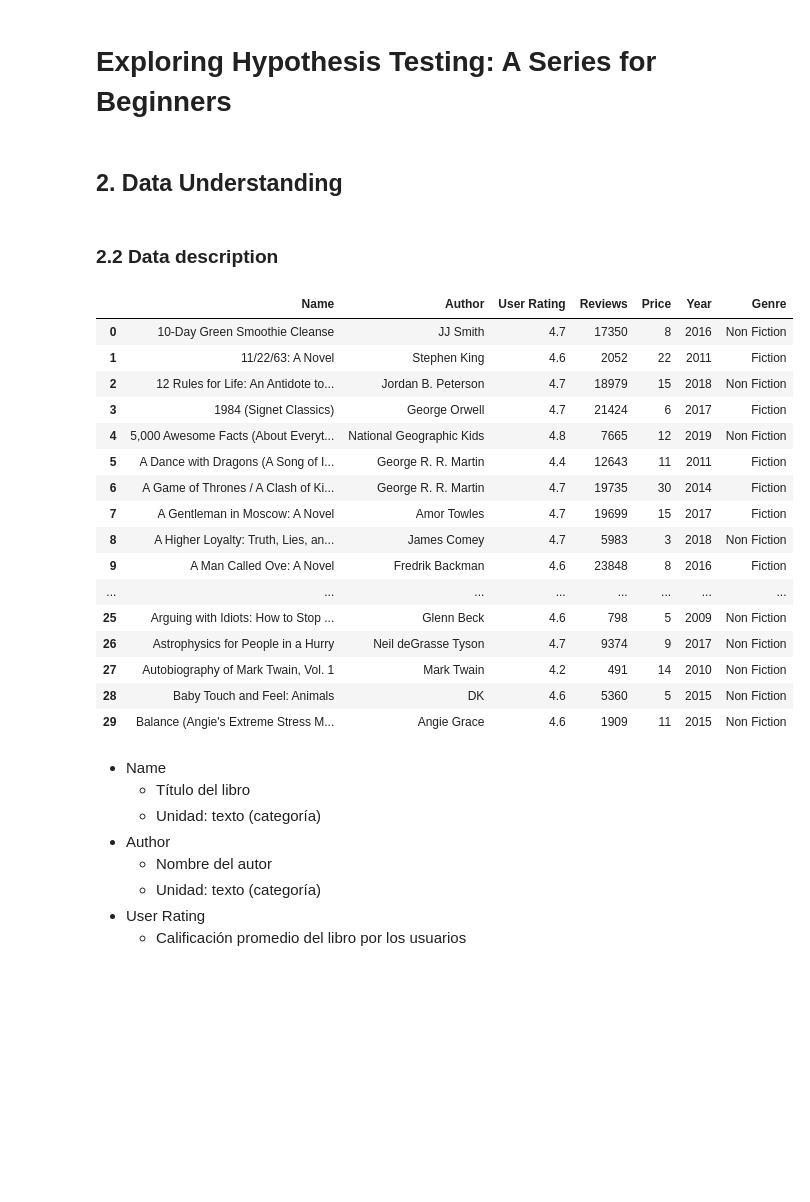
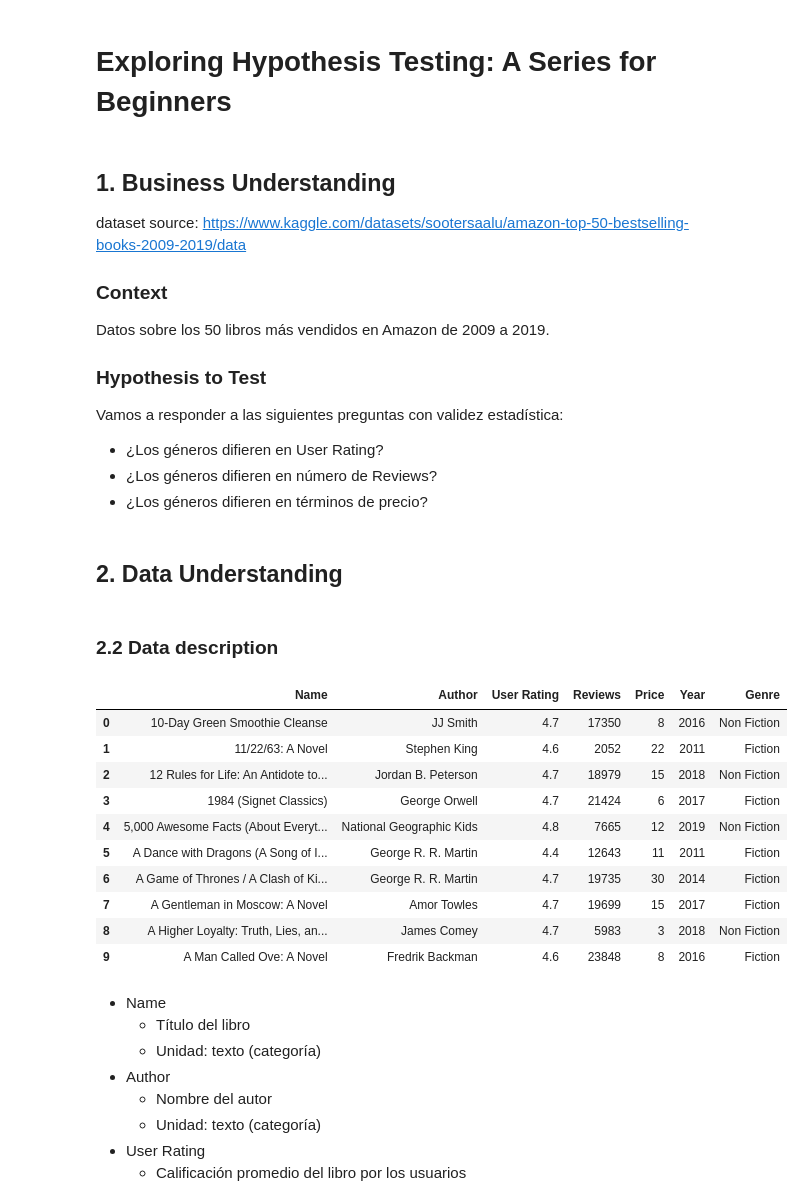
Before and after one commit to micaelgg/micaelgg.github.io, a Jupyter notebook: posts/2023-10-16-bestsellers_hypothesis_testing/bestsellers_with_categories_hypothesis_testing.ipynb, the cells around one changed output. Cells and saved outputs as stored; diff of their text form; code cells hidden in the pictures; blank space fills up the shorter version.

```diff
--- a/posts/2023-10-16-bestsellers_hypothesis_testing/bestsellers_with_categories_hypothesis_testing.ipynb
+++ b/posts/2023-10-16-bestsellers_hypothesis_testing/bestsellers_with_categories_hypothesis_testing.ipynb
@@ -10,6 +10,23 @@ categories:
 ---
 # %% [markdown]
 # Exploring Hypothesis Testing: A Series for Beginners
+# %% [markdown]
+## 1. Business Understanding
+
+dataset source: https://www.kaggle.com/datasets/sootersaalu/amazon-top-50-bestselling-books-2009-2019/data
+
+### Context
+Datos sobre los 50 libros más vendidos en Amazon de 2009 a 2019.
+
+### Hypothesis to Test
+
+Vamos a responder a las siguientes preguntas con validez estadística:
+
+- ¿Los géneros difieren en User Rating?
+- ¿Los géneros difieren en número de Reviews?
+- ¿Los géneros difieren en términos de precio?
+# %% [markdown]
+## 2. Data Understanding
 # %%
 # Import libraries
 import numpy as np
@@ -17,31 +34,23 @@ import pandas as pd
 import matplotlib.pyplot as plt
 import seaborn as sns
 from scipy import stats
-# %% [markdown]
-## 2. Data Understanding
 # %% [markdown]
 ### 2.2 Data description
 # %%
 df = pd.read_csv("bestsellers with categories.csv")
-df.head(30)
+df.head(10)
 # %% [output]
 |  | Name | Author | User Rating | Reviews | Price | Year | Genre |
 | 0 | 10-Day Green Smoothie Cleanse | JJ Smith | 4.7 | 17350 | 8 | 2016 | Non Fiction |
 | 1 | 11/22/63: A Novel | Stephen King | 4.6 | 2052 | 22 | 2011 | Fiction |
 | 2 | 12 Rules for Life: An Antidote to... | Jordan B. Peterson | 4.7 | 18979 | 15 | 2018 | Non Fiction |
 | 3 | 1984 (Signet Classics) | George Orwell | 4.7 | 21424 | 6 | 2017 | Fiction |
 | 4 | 5,000 Awesome Facts (About Everyt... | National Geographic Kids | 4.8 | 7665 | 12 | 2019 | Non Fiction |
 | 5 | A Dance with Dragons (A Song of I... | George R. R. Martin | 4.4 | 12643 | 11 | 2011 | Fiction |
 | 6 | A Game of Thrones / A Clash of Ki... | George R. R. Martin | 4.7 | 19735 | 30 | 2014 | Fiction |
 | 7 | A Gentleman in Moscow: A Novel | Amor Towles | 4.7 | 19699 | 15 | 2017 | Fiction |
 | 8 | A Higher Loyalty: Truth, Lies, an... | James Comey | 4.7 | 5983 | 3 | 2018 | Non Fiction |
 | 9 | A Man Called Ove: A Novel | Fredrik Backman | 4.6 | 23848 | 8 | 2016 | Fiction |
-| ... | ... | ... | ... | ... | ... | ... | ... |
-| 25 | Arguing with Idiots: How to Stop ... | Glenn Beck | 4.6 | 798 | 5 | 2009 | Non Fiction |
-| 26 | Astrophysics for People in a Hurry | Neil deGrasse Tyson | 4.7 | 9374 | 9 | 2017 | Non Fiction |
-| 27 | Autobiography of Mark Twain, Vol. 1 | Mark Twain | 4.2 | 491 | 14 | 2010 | Non Fiction |
-| 28 | Baby Touch and Feel: Animals | DK | 4.6 | 5360 | 5 | 2015 | Non Fiction |
-| 29 | Balance (Angie's Extreme Stress M... | Angie Grace | 4.6 | 1909 | 11 | 2015 | Non Fiction |
 # %% [markdown]
 - Name
   - Título del libro
```
Also changed, not shown: parts of 6 cells of this notebook, 11 other files.
